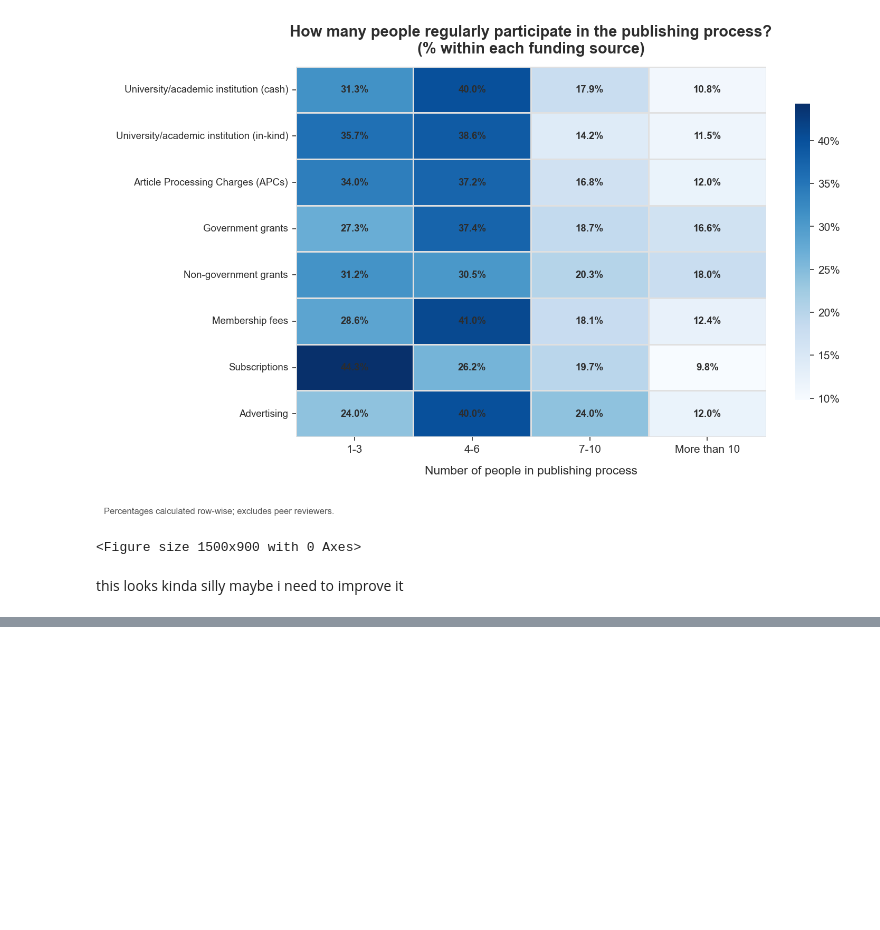
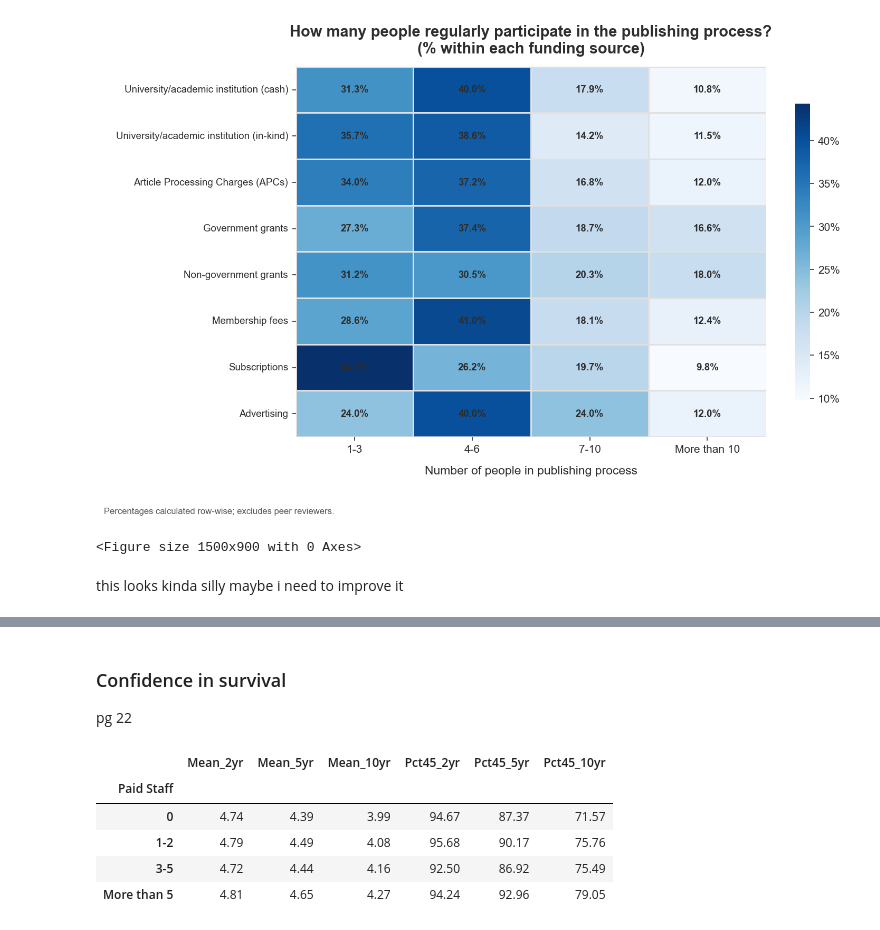
Before and after one commit to taniapoc/data-viz, a Jupyter notebook: side quest into beautiful graphs/graphs.ipynb, the cells around one changed output, grey strips where cells are left out. Drawn from its saved outputs; the diff is of its cells as text; code cells hidden in the pictures; blank space fills up the shorter version.

```diff
--- a/side quest into beautiful graphs/graphs.ipynb
+++ b/side quest into beautiful graphs/graphs.ipynb
@@ -616,0 +800,24 @@ this looks kinda silly maybe i need to improve it
+# %% [markdown]
+### Confidence in survival
+
+pg 22
+# %%
+confidence_data = {
+    'Paid Staff': ['0', '1-2', '3-5', 'More than 5'],
+    'Mean_2yr':   [4.74, 4.79, 4.72, 4.81],
+    'Mean_5yr':   [4.39, 4.49, 4.44, 4.65],
+    'Mean_10yr':  [3.99, 4.08, 4.16, 4.27],
+    'Pct45_2yr':  [94.67, 95.68, 92.50, 94.24],
+    'Pct45_5yr':  [87.37, 90.17, 86.92, 92.96],
+    'Pct45_10yr': [71.57, 75.76, 75.49, 79.05],
+}
+
+df_confidence = pd.DataFrame(confidence_data).set_index('Paid Staff')
+df_confidence
+# %% [output]
+|  | Mean_2yr | Mean_5yr | Mean_10yr | Pct45_2yr | Pct45_5yr | Pct45_10yr |
+| Paid Staff |  |  |  |  |  |  |
+| 0 | 4.74 | 4.39 | 3.99 | 94.67 | 87.37 | 71.57 |
+| 1-2 | 4.79 | 4.49 | 4.08 | 95.68 | 90.17 | 75.76 |
+| 3-5 | 4.72 | 4.44 | 4.16 | 92.50 | 86.92 | 75.49 |
+| More than 5 | 4.81 | 4.65 | 4.27 | 94.24 | 92.96 | 79.05 |
```
Also changed, not shown: parts of 6 cells of this notebook, 2 other files.
